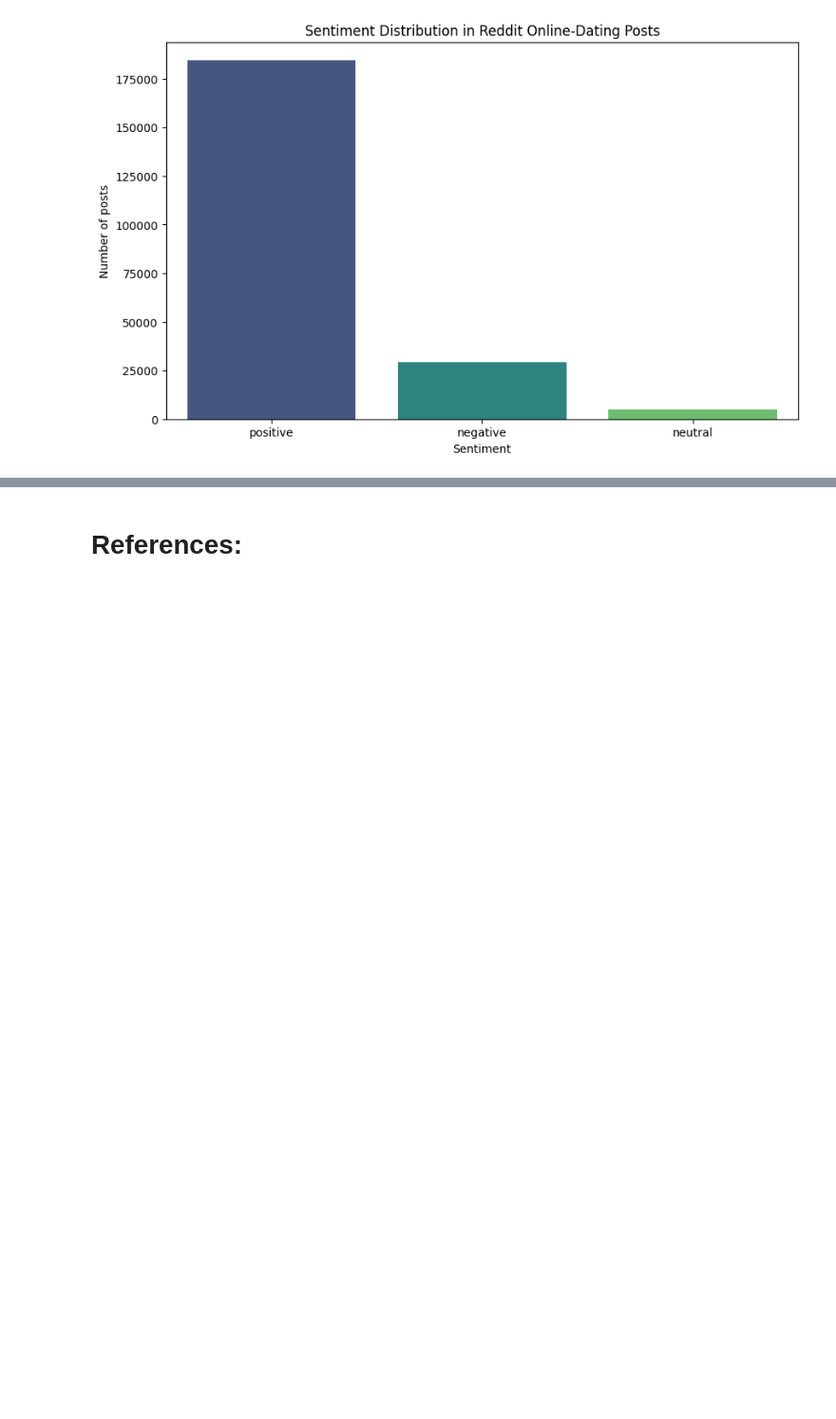
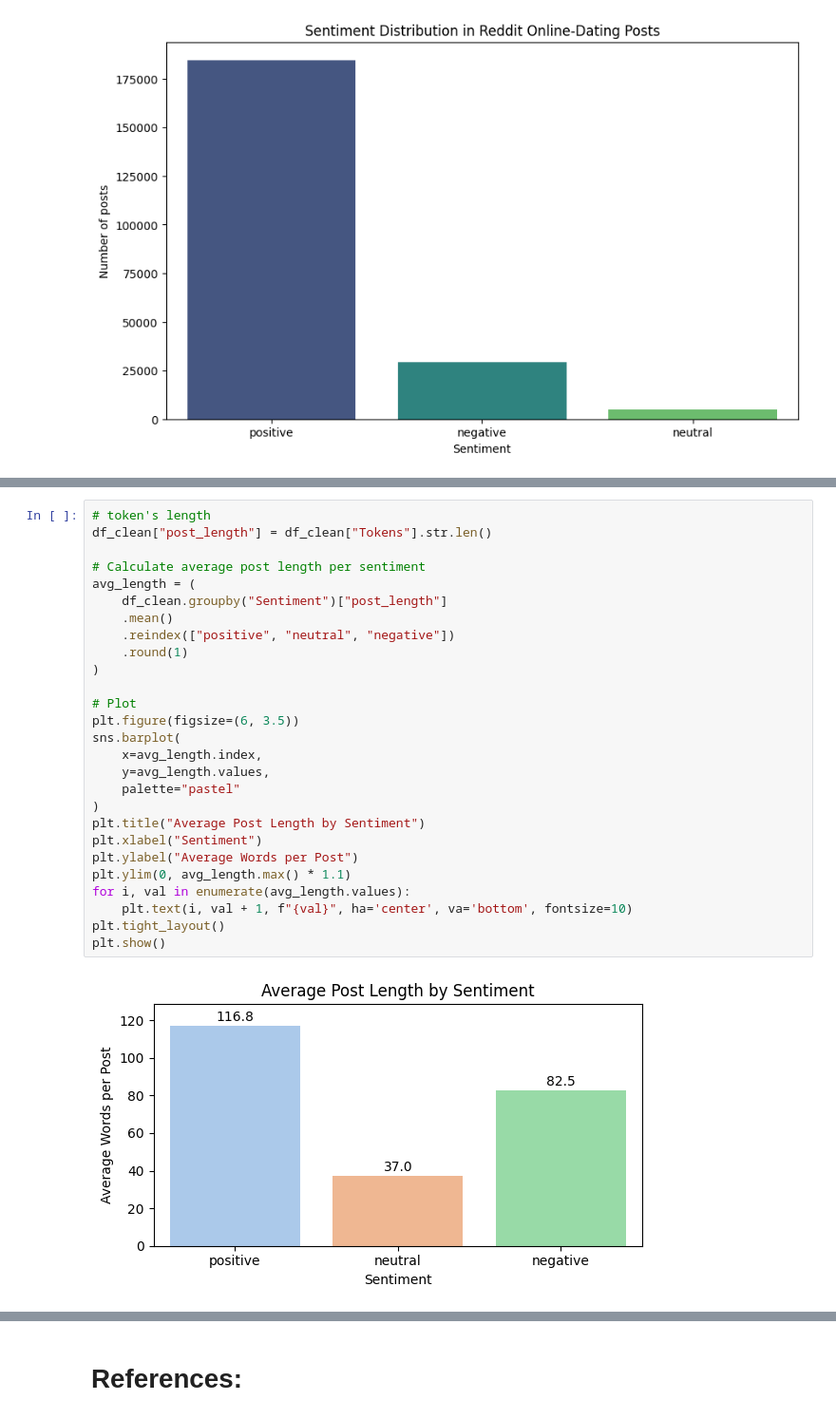
Before and after one commit to Rayenbt/income-prediction-and-reddit-sentiment, a Jupyter notebook: ML_CA2.ipynb, the cells around one changed output, grey strips where cells are left out. Shown at 95% size. Saved outputs shown, nothing was run; the diff lists cells and outputs as text; blank space fills up the shorter version.

```diff
--- a/ML_CA2.ipynb
+++ b/ML_CA2.ipynb
@@ -865,0 +921,29 @@ plt.show()
+# %%
+# token's length
+df_clean["post_length"] = df_clean["Tokens"].str.len()
+
+# Calculate average post length per sentiment
+avg_length = (
+    df_clean.groupby("Sentiment")["post_length"]
+    .mean()
+    .reindex(["positive", "neutral", "negative"])
+    .round(1)
+)
+
+# Plot
+plt.figure(figsize=(6, 3.5))
+sns.barplot(
+    x=avg_length.index,
+    y=avg_length.values,
+    palette="pastel"
+)
+plt.title("Average Post Length by Sentiment")
+plt.xlabel("Sentiment")
+plt.ylabel("Average Words per Post")
+plt.ylim(0, avg_length.max() * 1.1)
+for i, val in enumerate(avg_length.values):
+    plt.text(i, val + 1, f"{val}", ha='center', va='bottom', fontsize=10)
+plt.tight_layout()
+plt.show()
+# %% [output]
+[figure, added]
```
Also changed, not shown: parts of 4 cells of this notebook.
